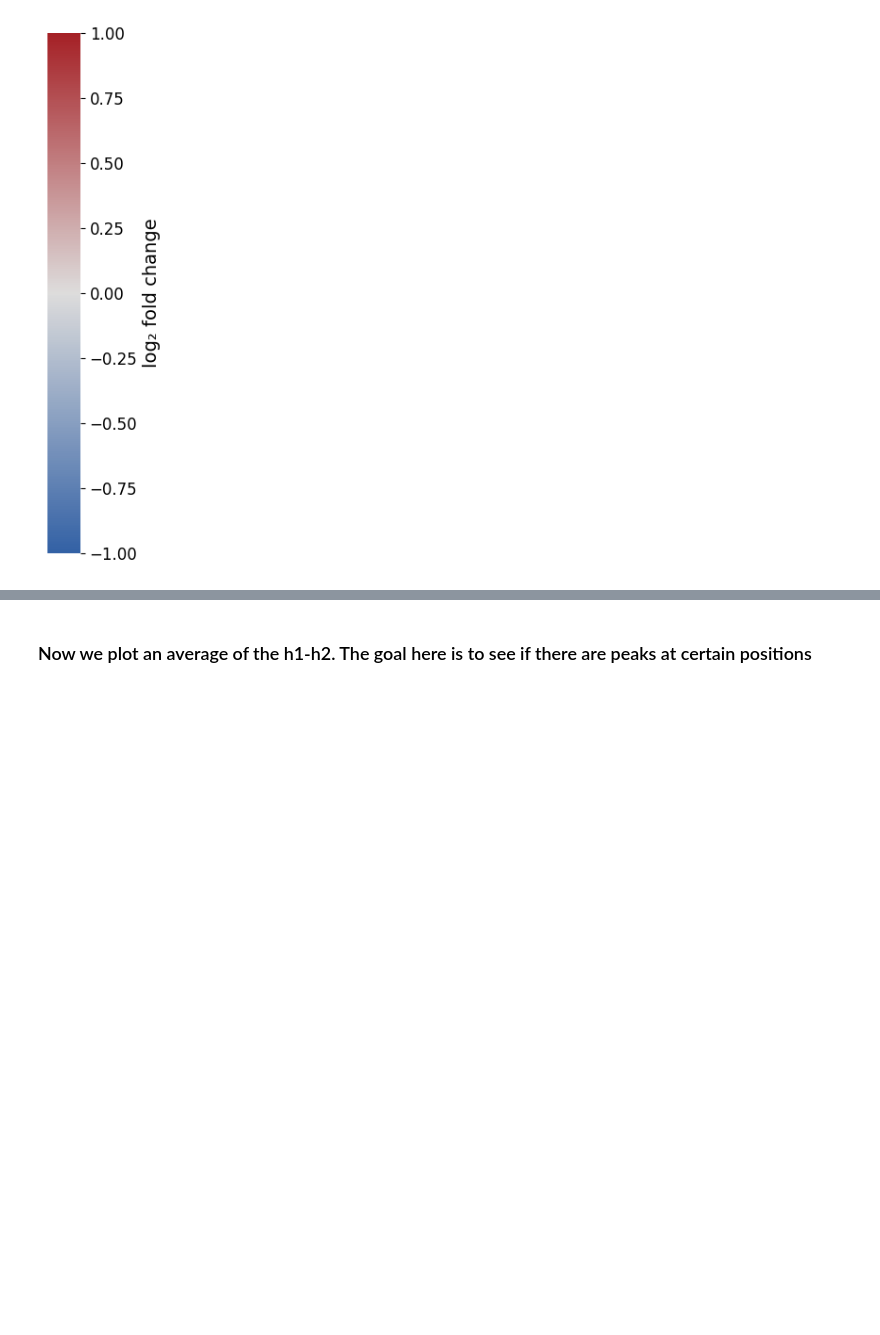
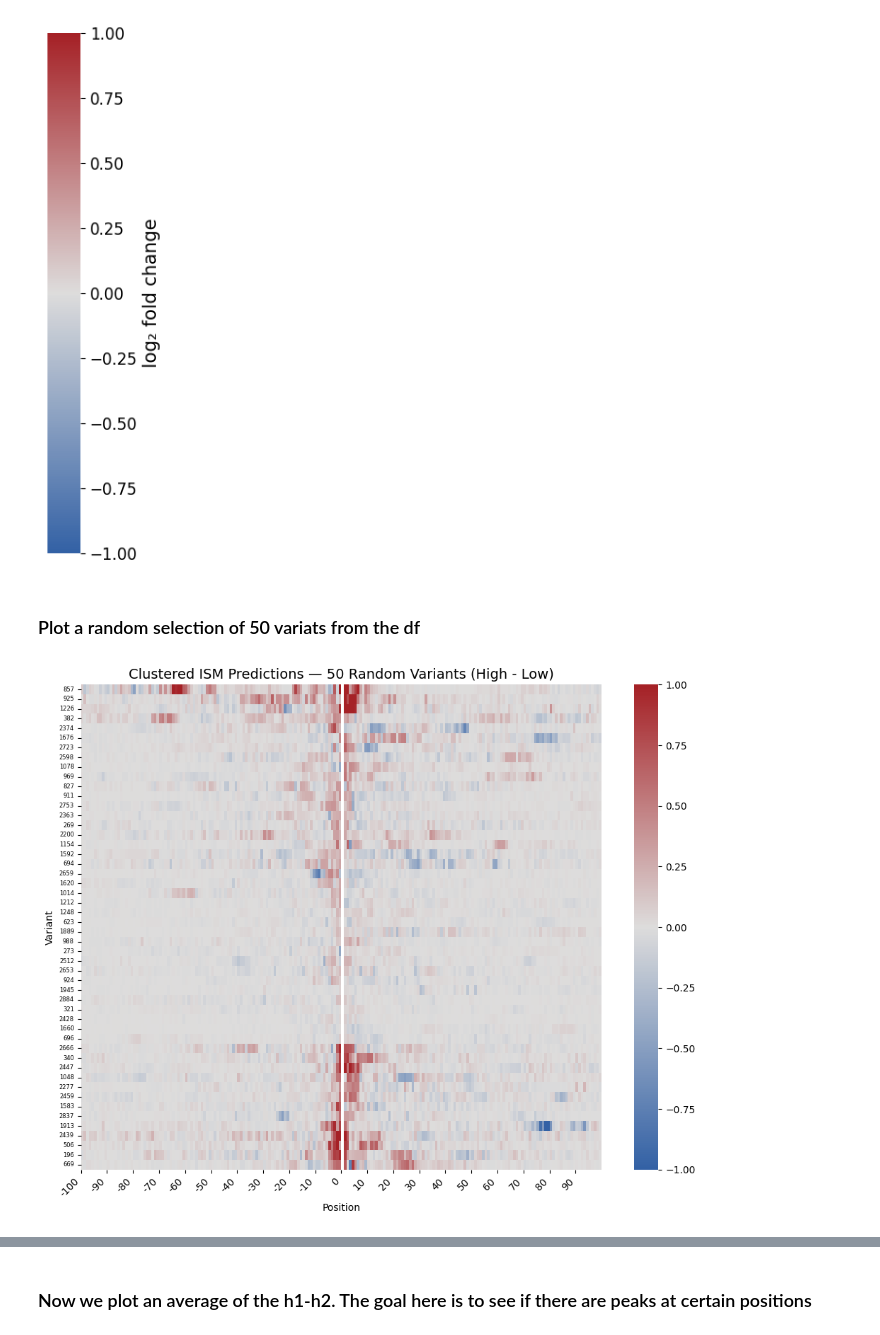
Before and after one commit to de-Boer-Lab/position-mpra, a Jupyter notebook: src/6-ism_variant_effects/predict_ism_for_all_OT_highvslow.ipynb, the cells around one changed output, grey strips where cells are left out. Drawn from its saved outputs; the diff is of its cells as text; code cells hidden in the pictures; blank space fills up the shorter version.

```diff
--- a/src/6-ism_variant_effects/predict_ism_for_all_OT_highvslow.ipynb
+++ b/src/6-ism_variant_effects/predict_ism_for_all_OT_highvslow.ipynb
@@ -265,3 +311,69 @@ plt.savefig("/scratch/st-cdeboer-1/sambina/position_mpra/outputs/6-ism_variant_e
 plt.show()
 # %% [output]
 [figure]
+# %% [markdown]
+### Plot a random selection of 50 variats from the df
+# %%
+import numpy as np
+import random
+
+# Randomly sample 50 variants
+np.random.seed(30)  # for reproducibility
+sample_idx = np.random.choice(diff_array.shape[0], size=50, replace=False)
+diff_array_sample = diff_array[sample_idx]
+row_labels_sample = [row_labels[i] for i in sample_idx]
+
+# Cluster the sampled subset
+from scipy.cluster.hierarchy import linkage, leaves_list
+
+row_linkage = linkage(diff_array_sample, method='ward', metric='euclidean')
+row_order = leaves_list(row_linkage)
+
+heatmap_array = diff_array_sample[row_order]
+
+# --- Mask the 100th position ---
+mask = np.zeros_like(heatmap_array, dtype=bool)
+if heatmap_array.shape[1] > 99:
+    mask[:, 100] = True
+
+# --- Color scale ---
+heatmap_array = np.clip(heatmap_array, -1, 1)
+vmin, vmax = -1, 1
+
+coolwarm = plt.cm.coolwarm
+mid_grey = coolwarm(0.5)
+white_pos = abs(vmin) / (vmax - vmin)
+colors = [
+    (0, "#3361A5"),
+    (white_pos, mid_grey),
+    (1.0, "#A52126")
+]
+custom_cmap = LinearSegmentedColormap.from_list("blue_white_red", colors)
+
+# --- Plot ---
+plt.figure(figsize=(10, 8))  # shorter since only 50 rows
+sns.heatmap(
+    heatmap_array,
+    cmap=custom_cmap,
+    center=0,
+    vmin=vmin,
+    vmax=vmax,
+    xticklabels=10,
+    yticklabels=[row_labels_sample[i] for i in row_order],  # show variant names
+    mask=mask,
+    cbar=True
+)
+
+plt.title("Clustered ISM Predictions — 50 Random Variants (High - Low)", fontsize=14)
+plt.xlabel("Position")
+plt.ylabel("Variant")
+
+tick_positions = np.arange(0, 200, 10)
+tick_labels    = np.arange(-100, 100, 10)
+plt.xticks(tick_positions, tick_labels, rotation=45, ha="right", fontsize=10)
+plt.yticks(fontsize=6)
+plt.tight_layout()
+plt.savefig("/scratch/st-cdeboer-1/sambina/position_mpra/outputs/6-ism_variant_effects/delta_ism_50sample.png", dpi=300)
+plt.show()
+# %% [output]
+[figure, added]
```
Also changed, not shown: parts of 5 cells of this notebook, 30 other files.
